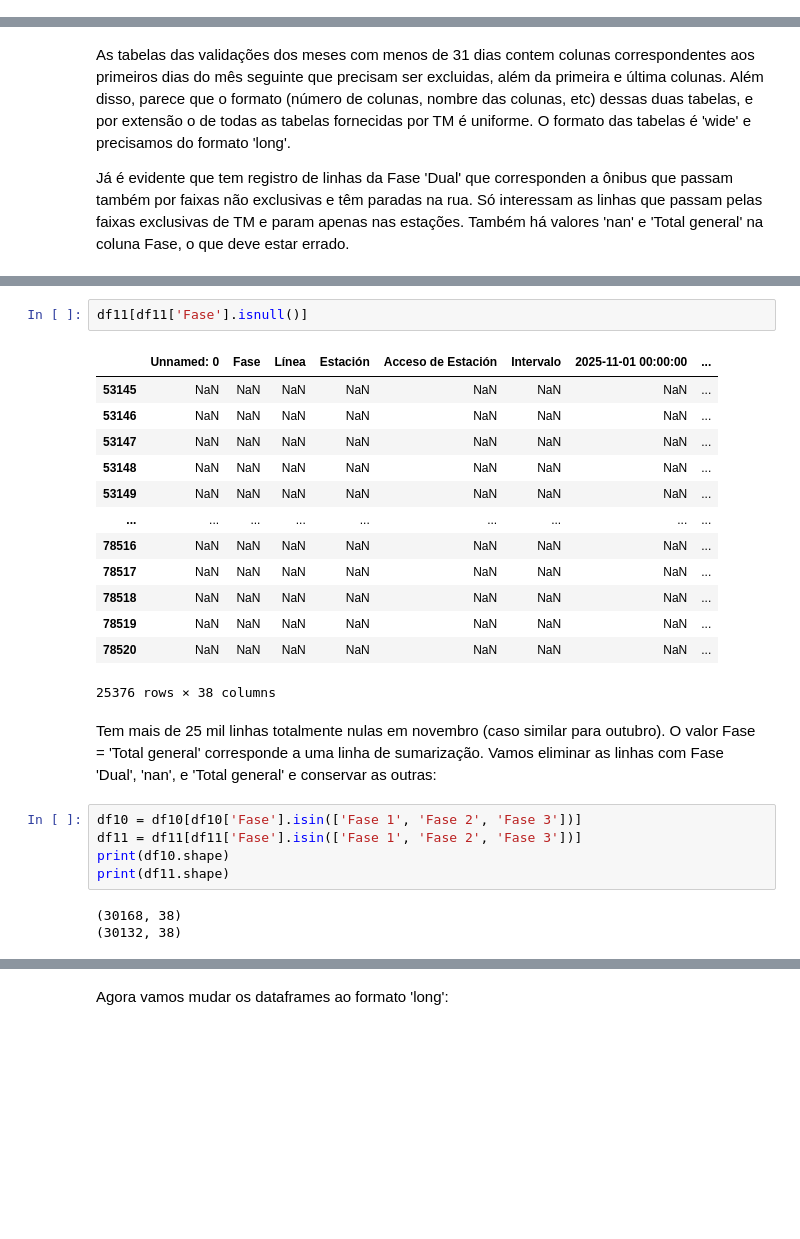
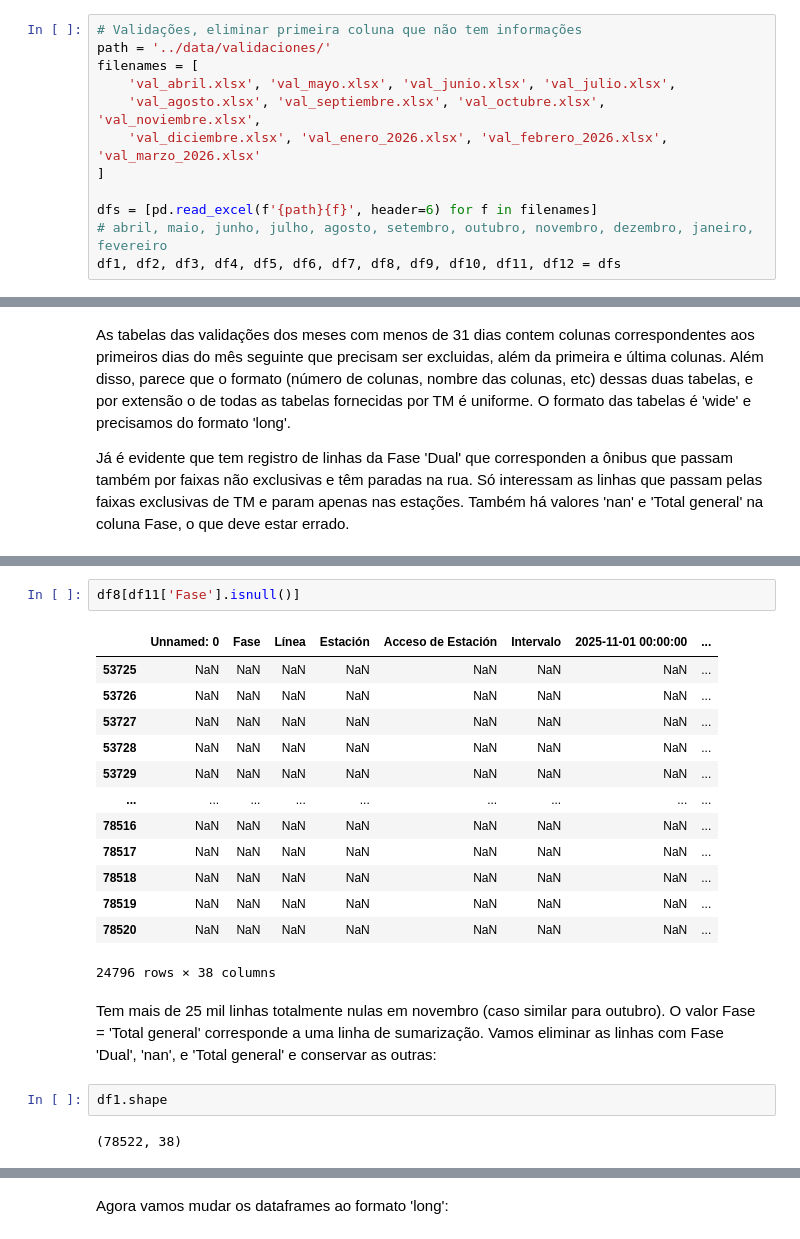
Before and after one commit to aeramireza/Proyecto_Transmilenio, a Jupyter notebook: notebooks/cleaning_EDA.ipynb, the cells around one changed output, grey strips where cells are left out. Cells and saved outputs as stored; diff of their text form; blank space fills up the shorter version.

Commit message:
The EDA is updated with one year of data.

```diff
--- a/notebooks/cleaning_EDA.ipynb
+++ b/notebooks/cleaning_EDA.ipynb
@@ -37,3 +8,15 @@ df22 = pd.read_excel('../data/salidas/salidas_noviembre.xlsx',header=6)
+# %%
+# Validações, eliminar primeira coluna que não tem informações
+path = '../data/validaciones/'
+filenames = [
+    'val_abril.xlsx', 'val_mayo.xlsx', 'val_junio.xlsx', 'val_julio.xlsx',
+    'val_agosto.xlsx', 'val_septiembre.xlsx', 'val_octubre.xlsx', 'val_noviembre.xlsx',
+    'val_diciembre.xlsx', 'val_enero_2026.xlsx', 'val_febrero_2026.xlsx', 'val_marzo_2026.xlsx'
+]
+
+dfs = [pd.read_excel(f'{path}{f}', header=6) for f in filenames]
+# abril, maio, junho, julho, agosto, setembro, outubro, novembro, dezembro, janeiro, fevereiro
+df1, df2, df3, df4, df5, df6, df7, df8, df9, df10, df11, df12 = dfs
 # %% [markdown]
 **DATA CLEANING**
 # %%
@@ -80,27 +71,23 @@ df11[df11.Fase == 'Total general']
 1 rows × 38 columns
 # %%
-df11[df11['Fase'].isnull()]
+df8[df11['Fase'].isnull()]
 # %% [output]
 |  | Unnamed: 0 | Fase | Línea | Estación | Acceso de Estación | Intervalo | 2025-11-01 00:00:00 | ... |
-| 53145 | NaN | NaN | NaN | NaN | NaN | NaN | NaN | ... |
-| 53146 | NaN | NaN | NaN | NaN | NaN | NaN | NaN | ... |
-| 53147 | NaN | NaN | NaN | NaN | NaN | NaN | NaN | ... |
-| 53148 | NaN | NaN | NaN | NaN | NaN | NaN | NaN | ... |
-| 53149 | NaN | NaN | NaN | NaN | NaN | NaN | NaN | ... |
+| 53725 | NaN | NaN | NaN | NaN | NaN | NaN | NaN | ... |
+| 53726 | NaN | NaN | NaN | NaN | NaN | NaN | NaN | ... |
+| 53727 | NaN | NaN | NaN | NaN | NaN | NaN | NaN | ... |
+| 53728 | NaN | NaN | NaN | NaN | NaN | NaN | NaN | ... |
+| 53729 | NaN | NaN | NaN | NaN | NaN | NaN | NaN | ... |
 | ... | ... | ... | ... | ... | ... | ... | ... | ... |
 | 78516 | NaN | NaN | NaN | NaN | NaN | NaN | NaN | ... |
 | 78517 | NaN | NaN | NaN | NaN | NaN | NaN | NaN | ... |
 | 78518 | NaN | NaN | NaN | NaN | NaN | NaN | NaN | ... |
 | 78519 | NaN | NaN | NaN | NaN | NaN | NaN | NaN | ... |
 | 78520 | NaN | NaN | NaN | NaN | NaN | NaN | NaN | ... |
-25376 rows × 38 columns
+24796 rows × 38 columns
 # %% [markdown]
 Tem mais de 25 mil linhas totalmente nulas em novembro (caso similar para outubro). O valor Fase = 'Total general' corresponde a uma linha de sumarização. Vamos eliminar as linhas com Fase 'Dual', 'nan', e 'Total general' e conservar as outras:
-# %%
-df10 = df10[df10['Fase'].isin(['Fase 1', 'Fase 2', 'Fase 3'])]
-df11 = df11[df11['Fase'].isin(['Fase 1', 'Fase 2', 'Fase 3'])]
-print(df10.shape)
-print(df11.shape)
-# %% [output]
-(30168, 38)
-(30132, 38)
+# %%
+df1.shape
+# %% [output]
+(78522, 38)
```
Also changed, not shown: parts of 71 cells of this notebook.
